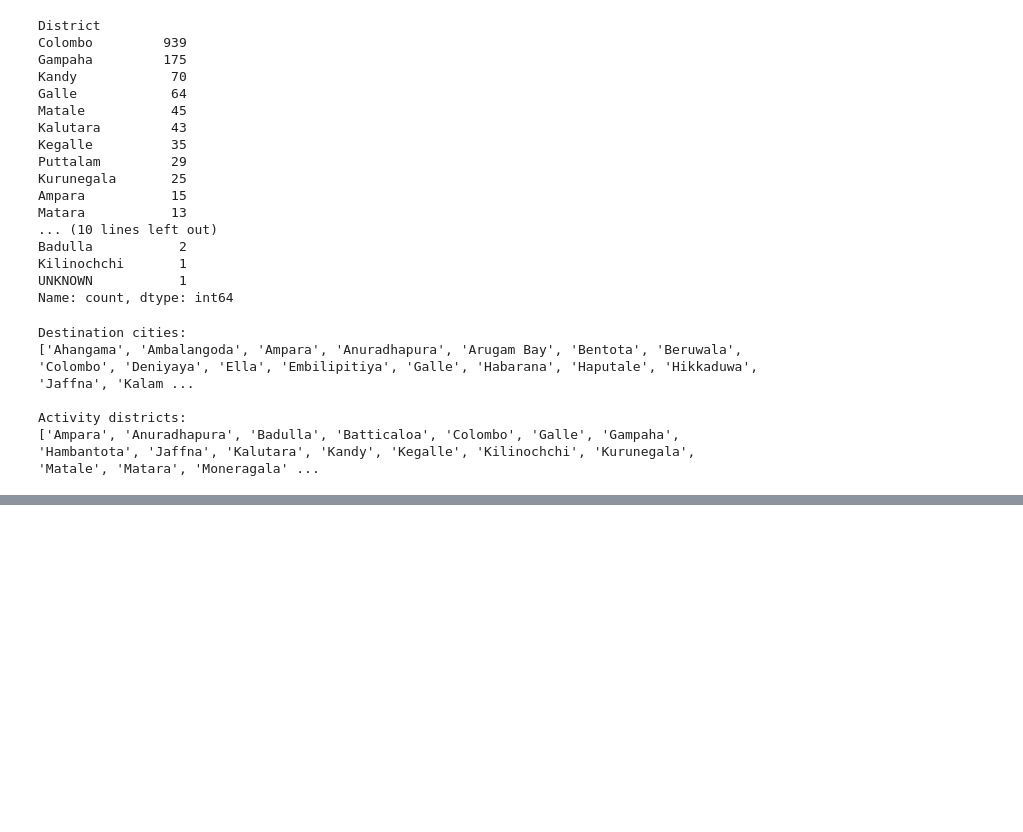
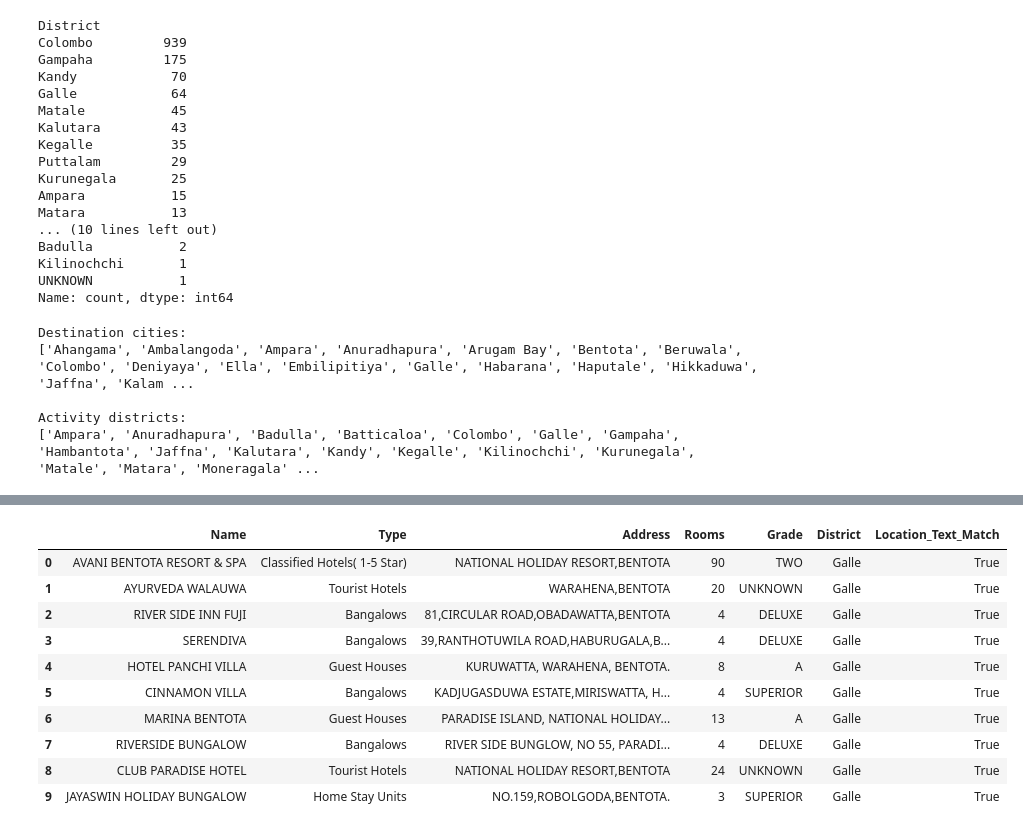
Before and after one commit to chamikarabandara/Tourist-Recommendation-System, a Jupyter notebook: notebooks/05_Destination_Master_Dataset.ipynb, the cells around one changed output, grey strips where cells are left out. Cells and saved outputs as stored; diff of their text form; code cells hidden in the pictures; blank space fills up the shorter version.

```diff
--- a/notebooks/05_Destination_Master_Dataset.ipynb
+++ b/notebooks/05_Destination_Master_Dataset.ipynb
@@ -169,0 +718,14 @@ Activity districts:
+# %%
+multi_district_notes = {
+    "Udawalawe National Park":
+        "Ratnapura / Moneragala",
+    "Wilpattu National Park":
+        "Puttalam / Anuradhapura",
+    "Sinharaja Forest Reserve":
+        "Multiple districts; verify exact coverage",
+}
+
+destination_location_info["Geography_Notes"] = (
+    destination_location_info["Location_Name"]
+    .map(multi_district_notes)
+)
@@ -169,0 +1105,70 @@ Activity districts:
+# %%
+def get_accommodations_for_destination(destination_name, top_n=10):
+
+    destination = destination_master[
+        destination_master["Location_Name"].str.casefold()
+        == destination_name.casefold()
+    ]
+
+    if destination.empty:
+        print("Destination not found.")
+        return pd.DataFrame()
+
+    district = destination.iloc[0]["Mapped_District"]
+    city = destination.iloc[0]["Located_City"]
+
+    # District-level candidate list
+    results = accommodation[
+        accommodation["District_Key"]
+        == str(district).strip().casefold()
+    ].copy()
+
+    # Search city/destination terms in address and name
+    search_terms = {
+        str(destination_name).strip().casefold(),
+        str(city).strip().casefold()
+    }
+    search_terms.discard("")
+
+    text = (
+        results["Name"].fillna("").astype(str) + " " +
+        results["Address"].fillna("").astype(str)
+    ).str.casefold()
+
+    results["Location_Text_Match"] = text.apply(
+        lambda value: any(term in value for term in search_terms)
+    )
+
+    # Show local text matches first
+    results = results.sort_values(
+        "Location_Text_Match",
+        ascending=False
+    )
+
+    columns = [
+        "Name", "Type", "Address",
+        "Rooms", "Grade", "District",
+        "Location_Text_Match"
+    ]
+
+    return results[columns].head(top_n).reset_index(drop=True)
+
+
+display(
+    get_accommodations_for_destination(
+        "Bentota Beach",
+        top_n=10
+    )
+)
+# %% [output]
+|  | Name | Type | Address | Rooms | Grade | District | Location_Text_Match |
+| 0 | AVANI BENTOTA RESORT & SPA | Classified Hotels( 1-5 Star) | NATIONAL HOLIDAY RESORT,BENTOTA | 90 | TWO | Galle | True |
+| 1 | AYURVEDA WALAUWA | Tourist Hotels | WARAHENA,BENTOTA | 20 | UNKNOWN | Galle | True |
+| 2 | RIVER SIDE INN FUJI | Bangalows | 81,CIRCULAR ROAD,OBADAWATTA,BENTOTA | 4 | DELUXE | Galle | True |
+| 3 | SERENDIVA | Bangalows | 39,RANTHOTUWILA ROAD,HABURUGALA,B... | 4 | DELUXE | Galle | True |
+| 4 | HOTEL PANCHI VILLA | Guest Houses | KURUWATTA, WARAHENA, BENTOTA. | 8 | A | Galle | True |
+| 5 | CINNAMON VILLA | Bangalows | KADJUGASDUWA ESTATE,MIRISWATTA, H... | 4 | SUPERIOR | Galle | True |
+| 6 | MARINA BENTOTA | Guest Houses | PARADISE ISLAND, NATIONAL HOLIDAY... | 13 | A | Galle | True |
+| 7 | RIVERSIDE BUNGALOW | Bangalows | RIVER SIDE BUNGLOW, NO 55, PARADI... | 4 | DELUXE | Galle | True |
+| 8 | CLUB PARADISE HOTEL | Tourist Hotels | NATIONAL HOLIDAY RESORT,BENTOTA | 24 | UNKNOWN | Galle | True |
+| 9 | JAYASWIN HOLIDAY BUNGALOW | Home Stay Units | NO.159,ROBOLGODA,BENTOTA. | 3 | SUPERIOR | Galle | True |
```
Also changed, not shown: parts of 32 cells of this notebook, 11 other files.
